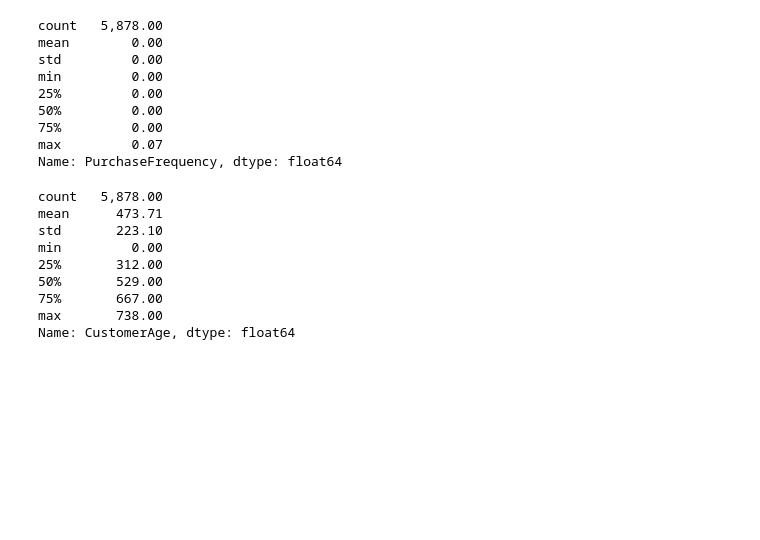
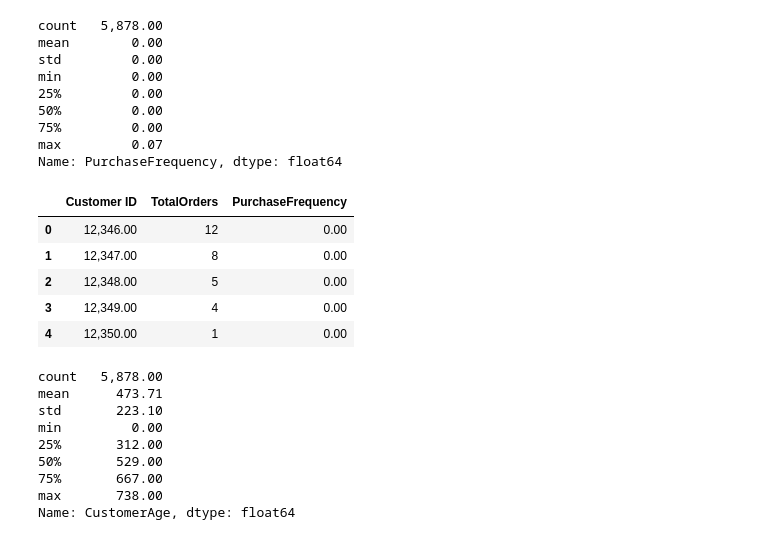
Before and after one commit to Tamoze/SaaS-ECommerce-Cohort-Retention-CLTV-Analysis, a Jupyter notebook: notebooks/03_cltv_analysis.ipynb, the cells around one changed output. Saved outputs shown, nothing was run; the diff lists cells and outputs as text; code cells hidden in the pictures; blank space fills up the shorter version.

```diff
--- a/notebooks/03_cltv_analysis.ipynb
+++ b/notebooks/03_cltv_analysis.ipynb
@@ -240,6 +279,21 @@ min         0.00
 75%         0.00
 max         0.07
 Name: PurchaseFrequency, dtype: float64
+# %%
+customer_summary[
+    [
+        "Customer ID",
+        "TotalOrders",
+        "PurchaseFrequency"
+    ]
+].head()
+# %% [output]
+|  | Customer ID | TotalOrders | PurchaseFrequency |
+| 0 | 12,346.00 | 12 | 0.00 |
+| 1 | 12,347.00 | 8 | 0.00 |
+| 2 | 12,348.00 | 5 | 0.00 |
+| 3 | 12,349.00 | 4 | 0.00 |
+| 4 | 12,350.00 | 1 | 0.00 |
 # %%
 # ==========================================
 # Customer Age
```
Also changed, not shown: parts of 4 cells of this notebook.
